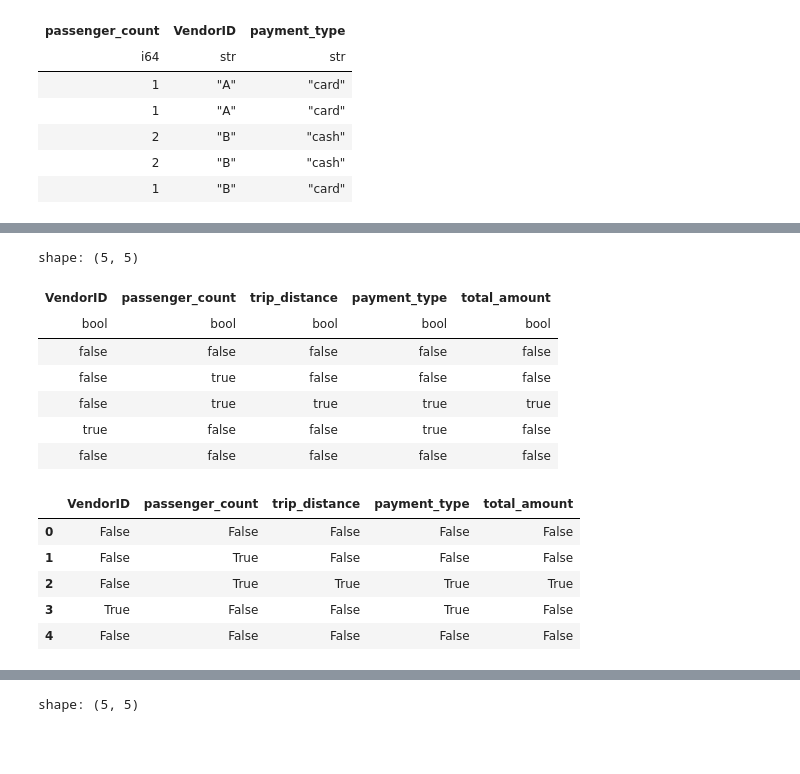
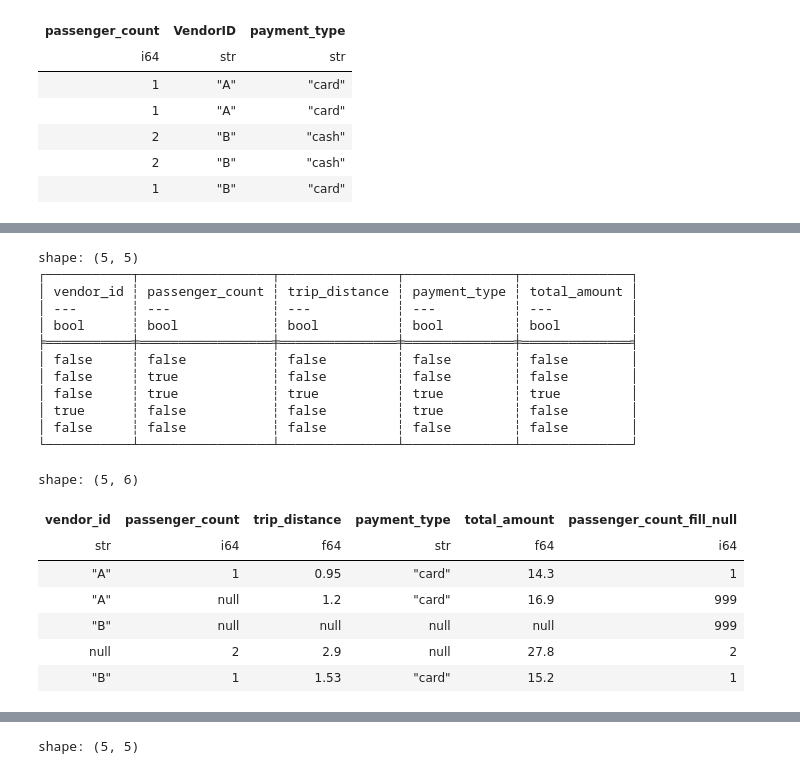
Before and after one commit to iop2000win/Basic, a Jupyter notebook: Polars___Basic.ipynb, the cells around one changed output, grey strips where cells are left out. Saved outputs shown, nothing was run; the diff lists cells and outputs as text; code cells hidden in the pictures; blank space fills up the shorter version.

```diff
--- a/Polars___Basic.ipynb
+++ b/Polars___Basic.ipynb
@@ -244,20 +324,15 @@ dtype: int64
 # %%
-pl_null_df.select(pl.col('*').is_null())
+print(pl_null_df.select(pl.col('*').is_null()))
 # %% [output]
 shape: (5, 5)
+┌───────────┬─────────────────┬───────────────┬──────────────┬──────────────┐
+│ vendor_id ┆ passenger_count ┆ trip_distance ┆ payment_type ┆ total_amount │
+│ ---       ┆ ---             ┆ ---           ┆ ---          ┆ ---          │
+│ bool      ┆ bool            ┆ bool          ┆ bool         ┆ bool         │
+╞═══════════╪═════════════════╪═══════════════╪══════════════╪══════════════╡
+│ false     ┆ false           ┆ false         ┆ false        ┆ false        │
+│ false     ┆ true            ┆ false         ┆ false        ┆ false        │
+│ false     ┆ true            ┆ true          ┆ true         ┆ true         │
+│ true      ┆ false           ┆ false         ┆ true         ┆ false        │
+│ false     ┆ false           ┆ false         ┆ false        ┆ false        │
+└───────────┴─────────────────┴───────────────┴──────────────┴──────────────┘
-| VendorID | passenger_count | trip_distance | payment_type | total_amount |
-| bool | bool | bool | bool | bool |
-| false | false | false | false | false |
-| false | true | false | false | false |
-| false | true | true | true | true |
-| true | false | false | true | false |
-| false | false | false | false | false |
-# %%
-pd_null_df.isnull()
-# %% [output]
-|  | VendorID | passenger_count | trip_distance | payment_type | total_amount |
-| 0 | False | False | False | False | False |
-| 1 | False | True | False | False | False |
-| 2 | False | True | True | True | True |
-| 3 | True | False | False | True | False |
-| 4 | False | False | False | False | False |
@@ -263,0 +342,11 @@ pd_null_df.isnull()
+# %%
+pl_null_df.with_columns(pl.col('passenger_count').fill_null(999).alias('passenger_count_fill_null'))
+# %% [output]
+shape: (5, 6)
+| vendor_id | passenger_count | trip_distance | payment_type | total_amount | passenger_count_fill_null |
+| str | i64 | f64 | str | f64 | i64 |
+| "A" | 1 | 0.95 | "card" | 14.3 | 1 |
+| "A" | null | 1.2 | "card" | 16.9 | 999 |
+| "B" | null | null | null | null | 999 |
+| null | 2 | 2.9 | null | 27.8 | 2 |
+| "B" | 1 | 1.53 | "card" | 15.2 | 1 |
```
Also changed, not shown: parts of 25 cells of this notebook, 1 other file.
